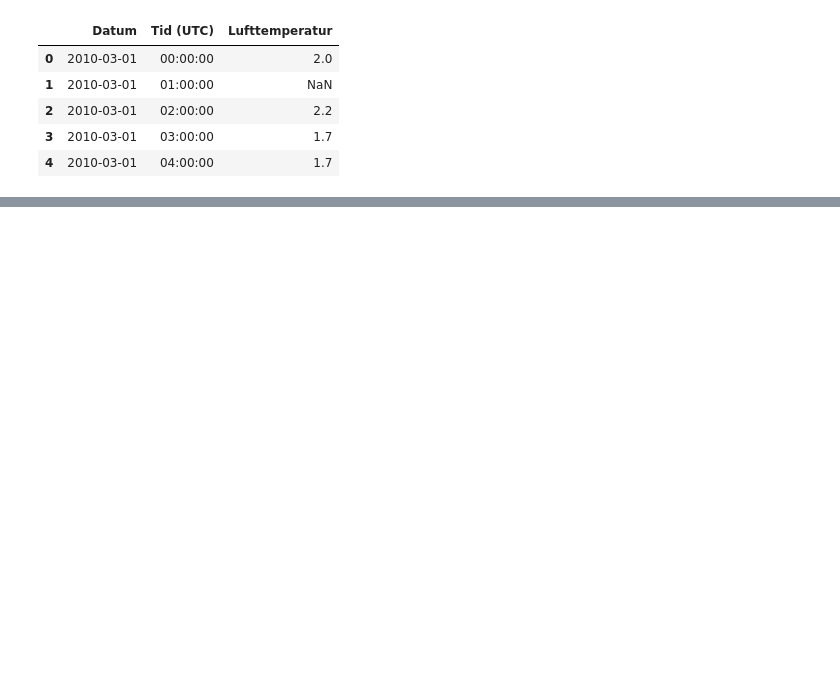
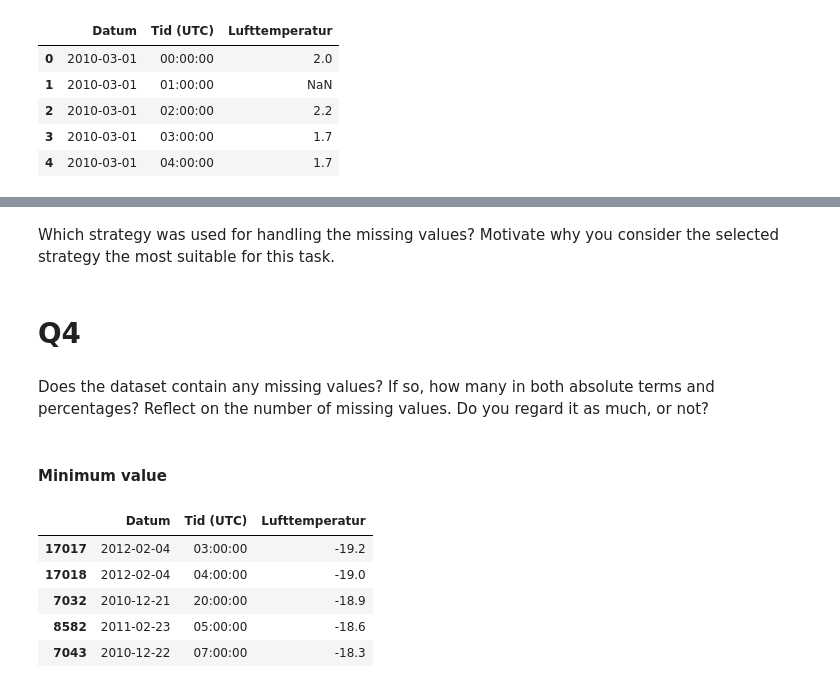
Before and after one commit to Nalanys/DV1597_Intelligent_dataanalys, a Jupyter notebook: Assignment_1/Assignment_1.ipynb, the cells around one changed output, grey strips where cells are left out. Drawn from its saved outputs; the diff is of its cells as text; code cells hidden in the pictures; blank space fills up the shorter version.

```diff
--- a/Assignment_1/Assignment_1.ipynb
+++ b/Assignment_1/Assignment_1.ipynb
@@ -13,0 +43,2 @@ df.head()
+# %% [markdown]
+Which strategy was used for handling the missing values? Motivate why you consider the selected strategy the most suitable for this task.
@@ -13,0 +47,16 @@ df.head()
+# %% [markdown]
+# Q4
+# %% [markdown]
+Does the dataset contain any missing values? If so, how many in both absolute terms and percentages? Reflect on the number of missing values. Do you regard it as much, or not?
+# %% [markdown]
+#### Minimum value
+# %%
+weatherMindf = weatherdf.sort_values(by='Lufttemperatur', ascending=True)
+weatherMindf.head()
+# %% [output]
+|  | Datum | Tid (UTC) | Lufttemperatur |
+| 17017 | 2012-02-04 | 03:00:00 | -19.2 |
+| 17018 | 2012-02-04 | 04:00:00 | -19.0 |
+| 7032 | 2010-12-21 | 20:00:00 | -18.9 |
+| 8582 | 2011-02-23 | 05:00:00 | -18.6 |
+| 7043 | 2010-12-22 | 07:00:00 | -18.3 |
```
Also changed, not shown: parts of 44 cells of this notebook.
